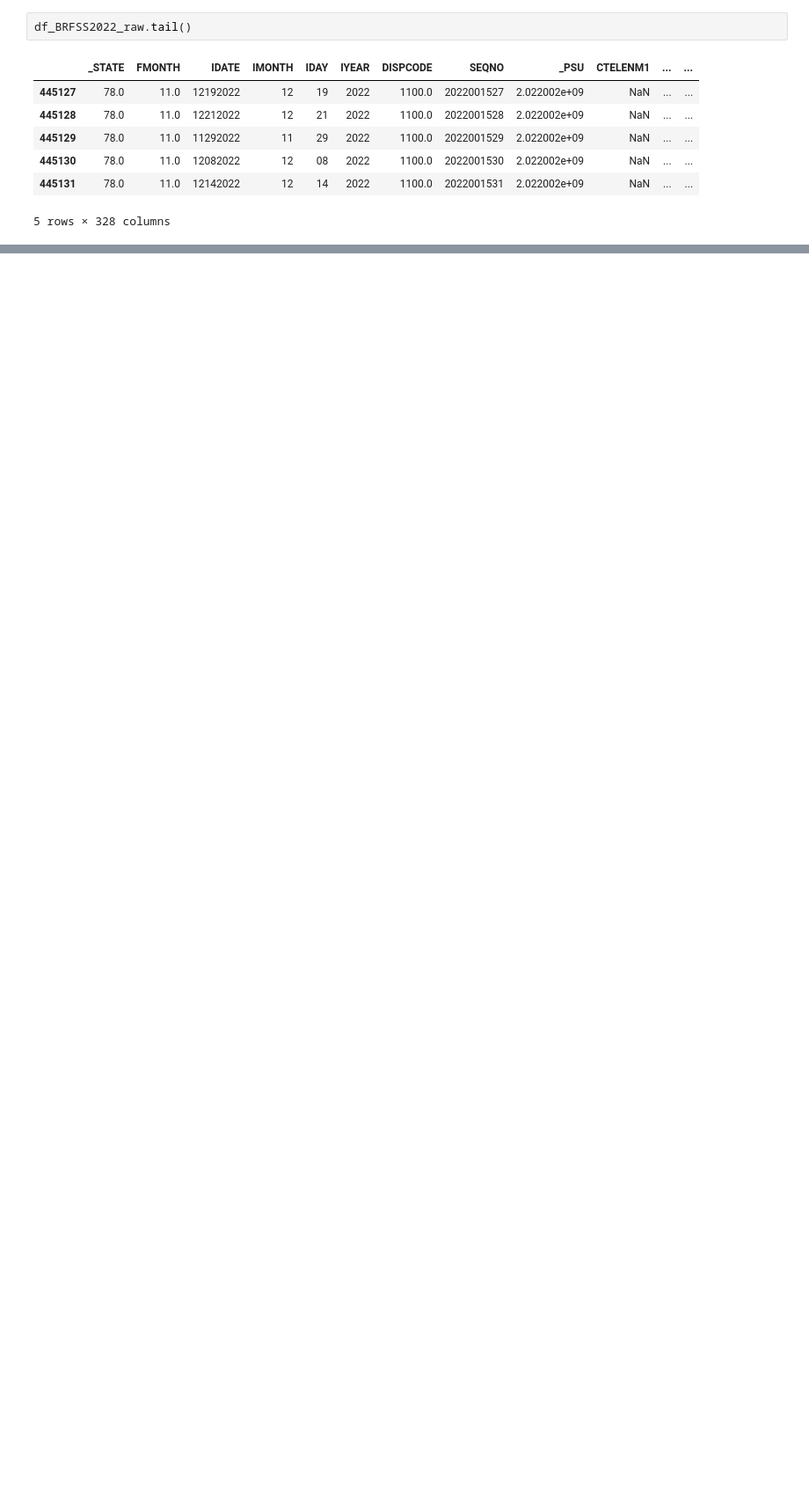
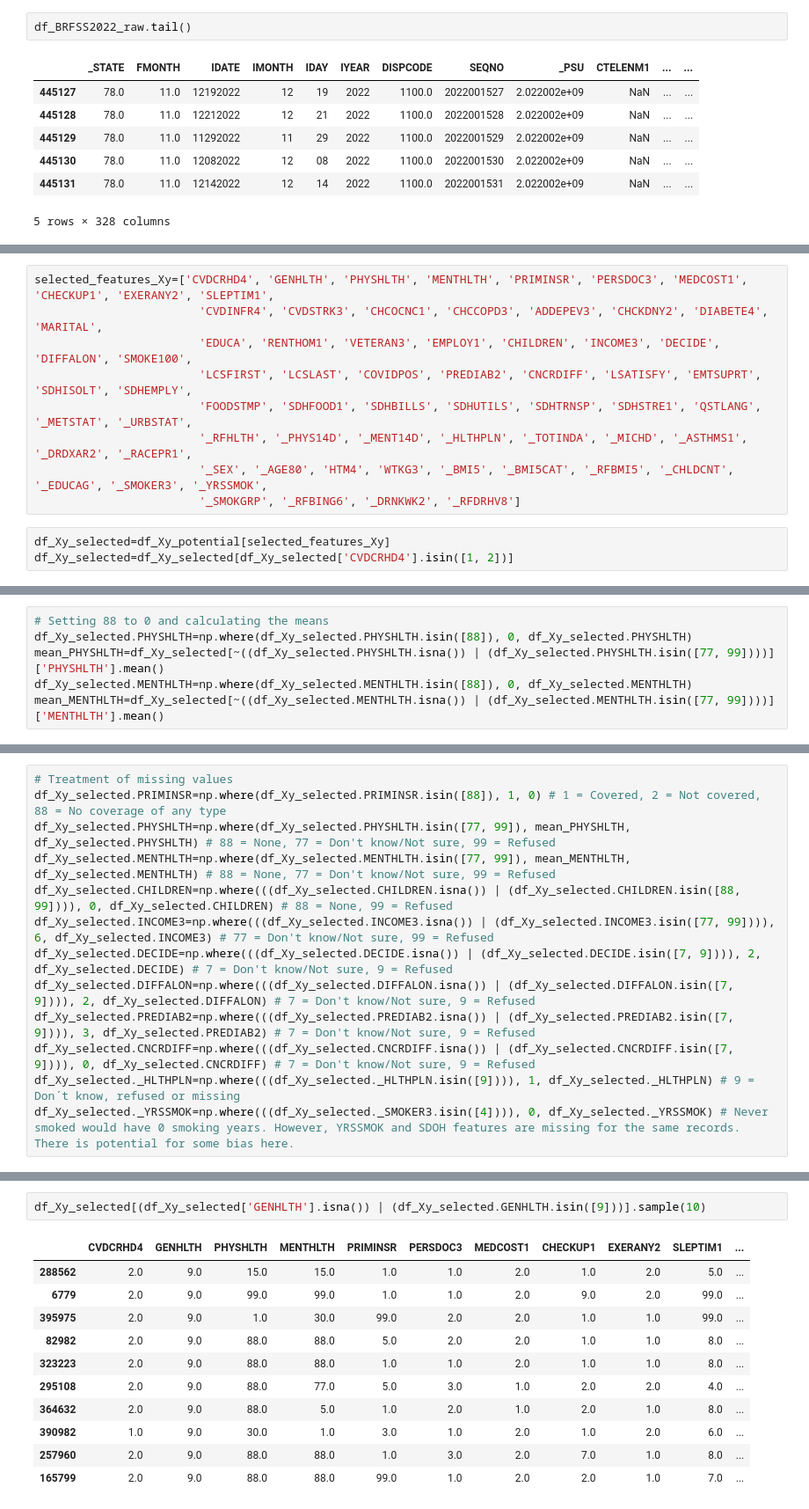
Before and after one commit to anuvrat-umich/siads_capstone, a Jupyter notebook: src/load_data.ipynb, the cells around one changed output, grey strips where cells are left out. Shown: that part at 88% size. Cells and saved outputs as stored; diff of their text form; blank space fills up the shorter version.

```diff
--- a/src/load_data.ipynb
+++ b/src/load_data.ipynb
@@ -36,0 +102,12 @@ df_BRFSS2022_raw.to_pickle('../data/BRFSS2022_raw.pkl', compression='zip')
+# %%
+selected_features_Xy=['CVDCRHD4', 'GENHLTH', 'PHYSHLTH', 'MENTHLTH', 'PRIMINSR', 'PERSDOC3', 'MEDCOST1', 'CHECKUP1', 'EXERANY2', 'SLEPTIM1',
+                        'CVDINFR4', 'CVDSTRK3', 'CHCOCNC1', 'CHCCOPD3', 'ADDEPEV3', 'CHCKDNY2', 'DIABETE4', 'MARITAL',
+                        'EDUCA', 'RENTHOM1', 'VETERAN3', 'EMPLOY1', 'CHILDREN', 'INCOME3', 'DECIDE', 'DIFFALON', 'SMOKE100',
+                        'LCSFIRST', 'LCSLAST', 'COVIDPOS', 'PREDIAB2', 'CNCRDIFF', 'LSATISFY', 'EMTSUPRT', 'SDHISOLT', 'SDHEMPLY',
+                        'FOODSTMP', 'SDHFOOD1', 'SDHBILLS', 'SDHUTILS', 'SDHTRNSP', 'SDHSTRE1', 'QSTLANG', '_METSTAT', '_URBSTAT',
+                        '_RFHLTH', '_PHYS14D', '_MENT14D', '_HLTHPLN', '_TOTINDA', '_MICHD', '_ASTHMS1', '_DRDXAR2', '_RACEPR1',
+                        '_SEX', '_AGE80', 'HTM4', 'WTKG3', '_BMI5', '_BMI5CAT', '_RFBMI5', '_CHLDCNT', '_EDUCAG', '_SMOKER3', '_YRSSMOK',
+                        '_SMOKGRP', '_RFBING6', '_DRNKWK2', '_RFDRHV8']
+# %%
+df_Xy_selected=df_Xy_potential[selected_features_Xy]
+df_Xy_selected=df_Xy_selected[df_Xy_selected['CVDCRHD4'].isin([1, 2])]
@@ -36,0 +120,6 @@ df_BRFSS2022_raw.to_pickle('../data/BRFSS2022_raw.pkl', compression='zip')
+# %%
+# Setting 88 to 0 and calculating the means
+df_Xy_selected.PHYSHLTH=np.where(df_Xy_selected.PHYSHLTH.isin([88]), 0, df_Xy_selected.PHYSHLTH)
+mean_PHYSHLTH=df_Xy_selected[~((df_Xy_selected.PHYSHLTH.isna()) | (df_Xy_selected.PHYSHLTH.isin([77, 99])))]['PHYSHLTH'].mean()
+df_Xy_selected.MENTHLTH=np.where(df_Xy_selected.MENTHLTH.isin([88]), 0, df_Xy_selected.MENTHLTH)
+mean_MENTHLTH=df_Xy_selected[~((df_Xy_selected.MENTHLTH.isna()) | (df_Xy_selected.MENTHLTH.isin([77, 99])))]['MENTHLTH'].mean()
@@ -36,0 +130,13 @@ df_BRFSS2022_raw.to_pickle('../data/BRFSS2022_raw.pkl', compression='zip')
+# %%
+# Treatment of missing values
+df_Xy_selected.PRIMINSR=np.where(df_Xy_selected.PRIMINSR.isin([88]), 1, 0) # 1 = Covered, 2 = Not covered, 88 = No coverage of any type
+df_Xy_selected.PHYSHLTH=np.where(df_Xy_selected.PHYSHLTH.isin([77, 99]), mean_PHYSHLTH, df_Xy_selected.PHYSHLTH) # 88 = None, 77 = Don't know/Not sure, 99 = Refused
+df_Xy_selected.MENTHLTH=np.where(df_Xy_selected.MENTHLTH.isin([77, 99]), mean_MENTHLTH, df_Xy_selected.MENTHLTH) # 88 = None, 77 = Don't know/Not sure, 99 = Refused
+df_Xy_selected.CHILDREN=np.where(((df_Xy_selected.CHILDREN.isna()) | (df_Xy_selected.CHILDREN.isin([88, 99]))), 0, df_Xy_selected.CHILDREN) # 88 = None, 99 = Refused
+df_Xy_selected.INCOME3=np.where(((df_Xy_selected.INCOME3.isna()) | (df_Xy_selected.INCOME3.isin([77, 99]))), 6, df_Xy_selected.INCOME3) # 77 = Don't know/Not sure, 99 = Refused
+df_Xy_selected.DECIDE=np.where(((df_Xy_selected.DECIDE.isna()) | (df_Xy_selected.DECIDE.isin([7, 9]))), 2, df_Xy_selected.DECIDE) # 7 = Don't know/Not sure, 9 = Refused
+df_Xy_selected.DIFFALON=np.where(((df_Xy_selected.DIFFALON.isna()) | (df_Xy_selected.DIFFALON.isin([7, 9]))), 2, df_Xy_selected.DIFFALON) # 7 = Don't know/Not sure, 9 = Refused
+df_Xy_selected.PREDIAB2=np.where(((df_Xy_selected.PREDIAB2.isna()) | (df_Xy_selected.PREDIAB2.isin([7, 9]))), 3, df_Xy_selected.PREDIAB2) # 7 = Don't know/Not sure, 9 = Refused
+df_Xy_selected.CNCRDIFF=np.where(((df_Xy_selected.CNCRDIFF.isna()) | (df_Xy_selected.CNCRDIFF.isin([7, 9]))), 0, df_Xy_selected.CNCRDIFF) # 7 = Don't know/Not sure, 9 = Refused
+df_Xy_selected._HLTHPLN=np.where(((df_Xy_selected._HLTHPLN.isin([9]))), 1, df_Xy_selected._HLTHPLN) # 9 = Don´t know, refused or missing
+df_Xy_selected._YRSSMOK=np.where(((df_Xy_selected._SMOKER3.isin([4]))), 0, df_Xy_selected._YRSSMOK) # Never smoked would have 0 smoking years. However, YRSSMOK and SDOH features are missing for the same records. There is potential for some bias here.
@@ -36,0 +211,14 @@ df_BRFSS2022_raw.to_pickle('../data/BRFSS2022_raw.pkl', compression='zip')
+# %%
+df_Xy_selected[(df_Xy_selected['GENHLTH'].isna()) | (df_Xy_selected.GENHLTH.isin([9]))].sample(10)
+# %% [output]
+|  | CVDCRHD4 | GENHLTH | PHYSHLTH | MENTHLTH | PRIMINSR | PERSDOC3 | MEDCOST1 | CHECKUP1 | EXERANY2 | SLEPTIM1 | ... |
+| 288562 | 2.0 | 9.0 | 15.0 | 15.0 | 1.0 | 1.0 | 2.0 | 1.0 | 2.0 | 5.0 | ... |
+| 6779 | 2.0 | 9.0 | 99.0 | 99.0 | 1.0 | 1.0 | 2.0 | 9.0 | 2.0 | 99.0 | ... |
+| 395975 | 2.0 | 9.0 | 1.0 | 30.0 | 99.0 | 2.0 | 2.0 | 1.0 | 1.0 | 99.0 | ... |
+| 82982 | 2.0 | 9.0 | 88.0 | 88.0 | 5.0 | 2.0 | 2.0 | 1.0 | 1.0 | 8.0 | ... |
+| 323223 | 2.0 | 9.0 | 88.0 | 88.0 | 1.0 | 1.0 | 2.0 | 1.0 | 1.0 | 8.0 | ... |
+| 295108 | 2.0 | 9.0 | 88.0 | 77.0 | 5.0 | 3.0 | 1.0 | 2.0 | 2.0 | 4.0 | ... |
+| 364632 | 2.0 | 9.0 | 88.0 | 5.0 | 1.0 | 2.0 | 1.0 | 2.0 | 1.0 | 8.0 | ... |
+| 390982 | 1.0 | 9.0 | 30.0 | 1.0 | 3.0 | 1.0 | 2.0 | 1.0 | 2.0 | 6.0 | ... |
+| 257960 | 2.0 | 9.0 | 88.0 | 88.0 | 1.0 | 3.0 | 2.0 | 7.0 | 1.0 | 8.0 | ... |
+| 165799 | 2.0 | 9.0 | 88.0 | 88.0 | 99.0 | 1.0 | 2.0 | 2.0 | 1.0 | 7.0 | ... |
```
Also changed, not shown: parts of 25 cells of this notebook.
